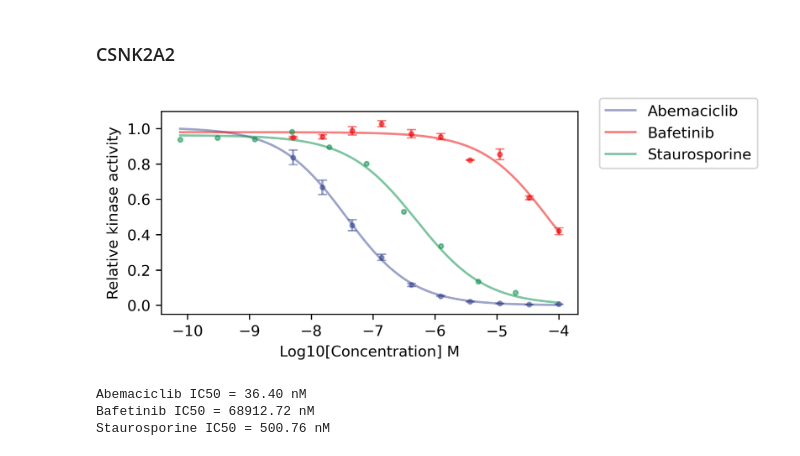
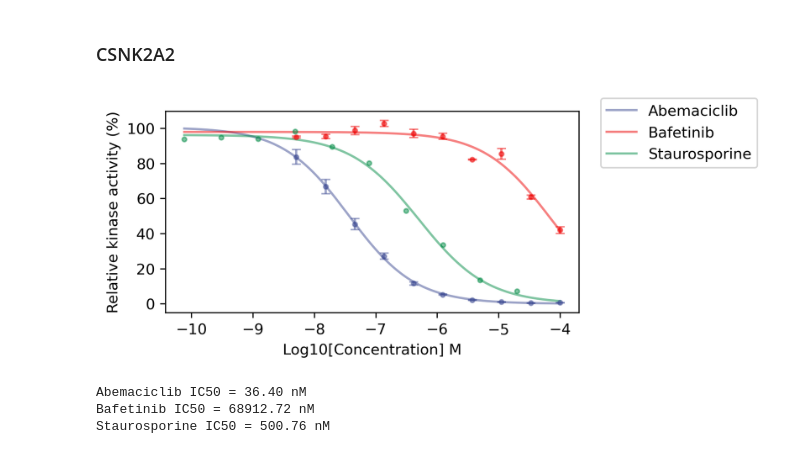
Before and after one commit to hcji/MAPS-iTSA, a Jupyter notebook: notebook/13_kinase_hotspot.ipynb, the cells around one changed output. Cells and saved outputs as stored; diff of their text form; code cells hidden in the pictures.

```diff
--- a/notebook/13_kinase_hotspot.ipynb
+++ b/notebook/13_kinase_hotspot.ipynb
@@ -69,40 +69,40 @@ GW5074 IC50 = 11.66 nM
 raw_data_ck2 = pd.read_excel('kinase_hotspot/kinase_hotspot.xlsx', sheet_name=1)
 
 x_abem = np.log10(np.array(raw_data_ck2.iloc[:-1,0]).astype(float))
-y_abem = np.array(raw_data_ck2.iloc[:-1,1:4]).astype(float) / np.array(raw_data_ck2.iloc[-1,1:4]).astype(float)
+y_abem = np.array(raw_data_ck2.iloc[:-1,1:4]).astype(float) / np.array(raw_data_ck2.iloc[-1,1:4]).astype(float) * 100
 y_abem_mean = np.nanmean(y_abem, axis = 1)
 y_abem_sd = np.nanstd(y_abem, axis = 1)
 
 x_bafe = np.log10(np.array(raw_data_ck2.iloc[:-1,0]).astype(float))
-y_bafe = np.array(raw_data_ck2.iloc[:-1,4:7]).astype(float) / np.array(raw_data_ck2.iloc[-1,4:7]).astype(float)
+y_bafe = np.array(raw_data_ck2.iloc[:-1,4:7]).astype(float) / np.array(raw_data_ck2.iloc[-1,4:7]).astype(float) * 100
 y_bafe_mean = np.nanmean(y_bafe, axis = 1)
 y_bafe_sd = np.nanstd(y_bafe, axis = 1)
 
 x_staur = np.log10(np.array(raw_data_ck2.iloc[:-1,-1]).astype(float))
-y_staur = np.array(raw_data_ck2.iloc[:-1,7]).astype(float) / np.array(raw_data_ck2.iloc[-1,7]).astype(float)
+y_staur = np.array(raw_data_ck2.iloc[:-1,7]).astype(float) / np.array(raw_data_ck2.iloc[-1,7]).astype(float) * 100
 
 popt1, pcov1 = curve_fit(sigmoidal_curve, list(x_abem), list(y_abem_mean), maxfev=10000)
 popt2, pcov2 = curve_fit(sigmoidal_curve, list(x_bafe), list(y_bafe_mean), maxfev=10000)
 popt3, pcov3 = curve_fit(sigmoidal_curve, list(x_staur), list(y_staur), maxfev=10000)
 
 start = min(np.min(x_abem), np.min(x_staur))
 end = max(np.max(x_abem), np.max(x_staur))
 x0 = np.arange(start, end, 0.001)
 
 plt.figure(figsize=(5, 2.5), dpi=300)
 plt.plot(x0, sigmoidal_curve(x0, *popt1), label='Abemaciclib', color='#3B49927F')
 plt.plot(x0, sigmoidal_curve(x0, *popt2), label='Bafetinib', color='#EE00007F')
 plt.plot(x0, sigmoidal_curve(x0, *popt3), label='Staurosporine', color='#008B457F')
 plt.errorbar(x_abem, y_abem_mean, yerr=y_abem_sd, fmt='.', capsize=3, color='#3B49927F')
 plt.errorbar(x_bafe, y_bafe_mean, yerr=y_bafe_sd, fmt='.', capsize=3, color='#EE00007F')
 plt.plot(x_staur, y_staur, '.', color='#008B457F')
 
 plt.legend(bbox_to_anchor = (1.45, 1.1), loc = 1)
 plt.xlabel("Log10[Concentration] M")
-plt.ylabel("Relative kinase activity")
+plt.ylabel("Relative kinase activity (%)")
 plt.show()
 # %% [output]
-[figure, old version]
+[figure, new version]
 # %%
 # Extract the IC50 value
 ic50_1 = 10 ** popt1[1] * 10 ** 9
```
Also changed, not shown: parts of 1 cell of this notebook, 1 other file.
